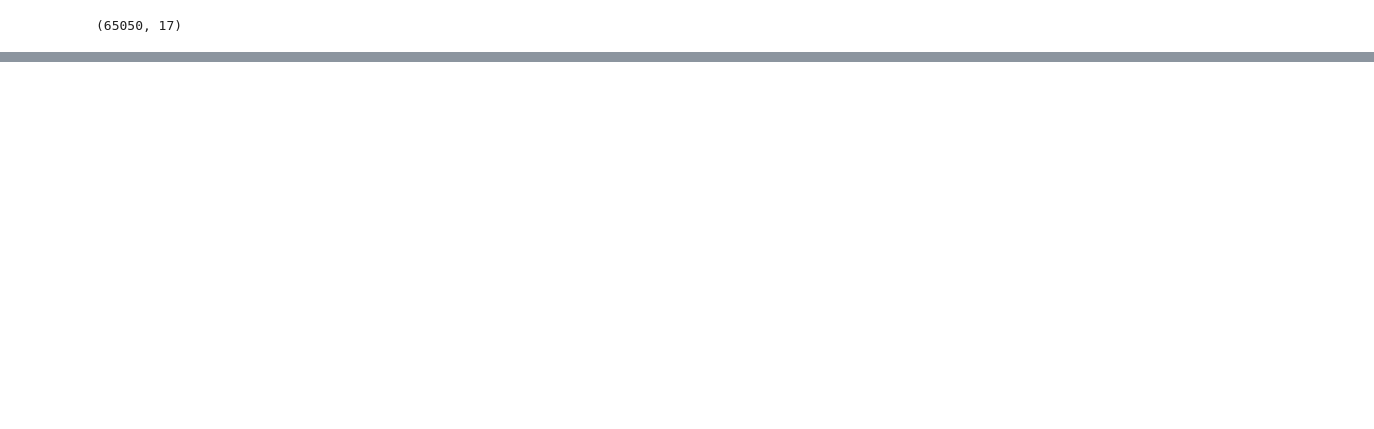
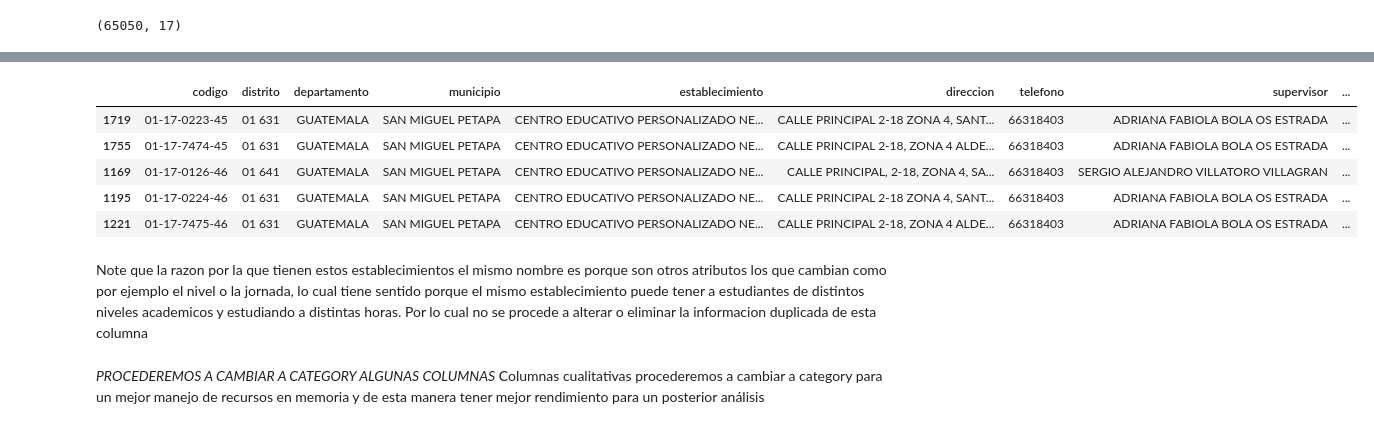
Before and after one commit to RudiksChess/DS_proyecto_1, a Jupyter notebook: Proyecto_1_DS.ipynb, the cells around one changed output, grey strips where cells are left out. Cells and saved outputs as stored; diff of their text form; code cells hidden in the pictures; blank space fills up the shorter version.

```diff
--- a/Proyecto_1_DS.ipynb
+++ b/Proyecto_1_DS.ipynb
@@ -84,0 +227,15 @@ df.head()
+# %%
+# Se toma un establecimiento con nombre duplicado por ejemplo el establecimiento con nombre CENTRO EDUCATIVO PERSONALIZADO NEZEEL
+df_pais[df_pais["establecimiento"] == "CENTRO EDUCATIVO PERSONALIZADO NEZEEL"].head()
+# %% [output]
+|  | codigo | distrito | departamento | municipio | establecimiento | direccion | telefono | supervisor | ... |
+| 1719 | 01-17-0223-45 | 01 631 | GUATEMALA | SAN MIGUEL PETAPA | CENTRO EDUCATIVO PERSONALIZADO NE... | CALLE PRINCIPAL 2-18 ZONA 4, SANT... | 66318403 | ADRIANA FABIOLA BOLA OS ESTRADA | ... |
+| 1755 | 01-17-7474-45 | 01 631 | GUATEMALA | SAN MIGUEL PETAPA | CENTRO EDUCATIVO PERSONALIZADO NE... | CALLE PRINCIPAL 2-18, ZONA 4 ALDE... | 66318403 | ADRIANA FABIOLA BOLA OS ESTRADA | ... |
+| 1169 | 01-17-0126-46 | 01 641 | GUATEMALA | SAN MIGUEL PETAPA | CENTRO EDUCATIVO PERSONALIZADO NE... | CALLE PRINCIPAL, 2-18, ZONA 4, SA... | 66318403 | SERGIO ALEJANDRO VILLATORO VILLAGRAN | ... |
+| 1195 | 01-17-0224-46 | 01 631 | GUATEMALA | SAN MIGUEL PETAPA | CENTRO EDUCATIVO PERSONALIZADO NE... | CALLE PRINCIPAL 2-18 ZONA 4, SANT... | 66318403 | ADRIANA FABIOLA BOLA OS ESTRADA | ... |
+| 1221 | 01-17-7475-46 | 01 631 | GUATEMALA | SAN MIGUEL PETAPA | CENTRO EDUCATIVO PERSONALIZADO NE... | CALLE PRINCIPAL 2-18, ZONA 4 ALDE... | 66318403 | ADRIANA FABIOLA BOLA OS ESTRADA | ... |
+# %% [markdown]
+Note que la razon por la que tienen estos establecimientos el mismo nombre es porque son otros atributos los que cambian como por ejemplo el nivel o la jornada, lo cual tiene sentido porque el mismo establecimiento puede tener a estudiantes de distintos niveles academicos y estudiando a distintas horas. Por lo cual no se procede a alterar o eliminar la informacion duplicada de esta columna
+# %% [markdown]
+*PROCEDEREMOS A CAMBIAR A CATEGORY ALGUNAS COLUMNAS*
+Columnas cualitativas procederemos a cambiar a category para un mejor manejo de recursos en memoria y de esta manera tener mejor rendimiento para un posterior análisis
```
Also changed, not shown: parts of 29 cells of this notebook, 1 other file.
